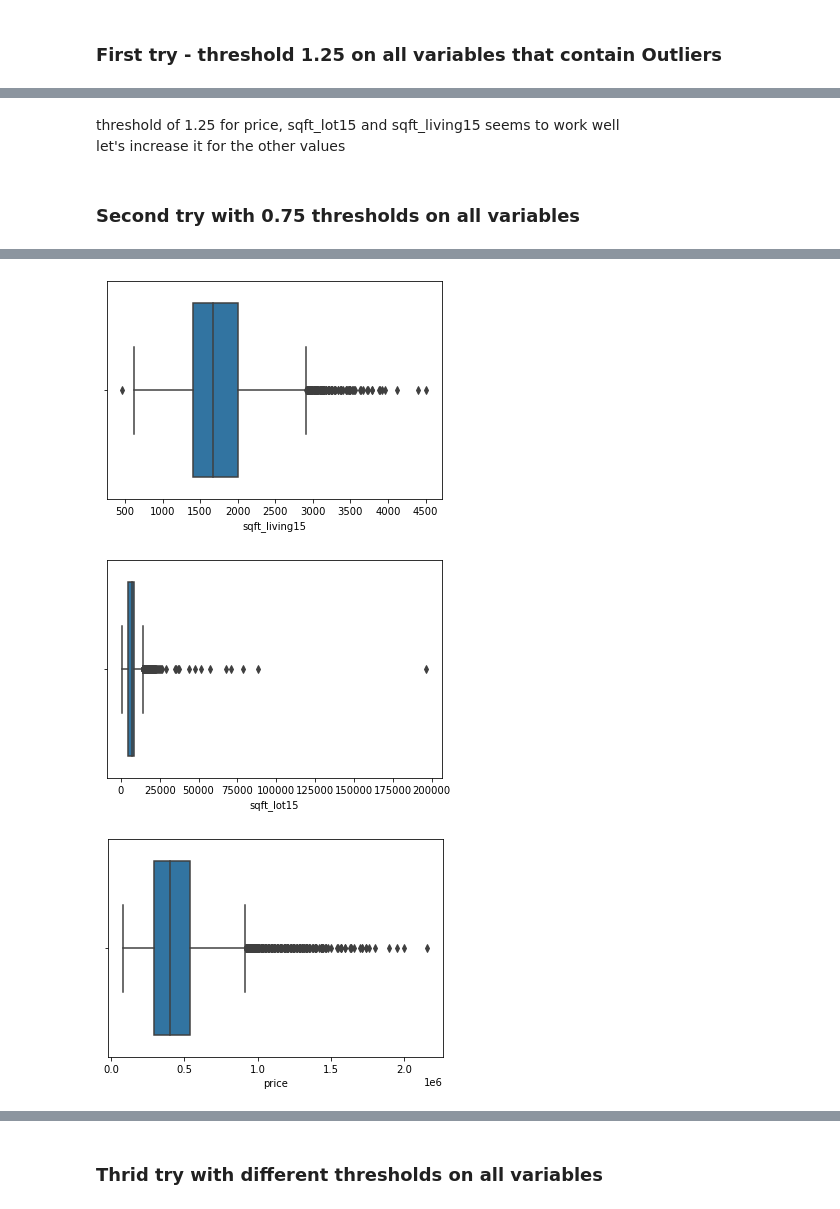
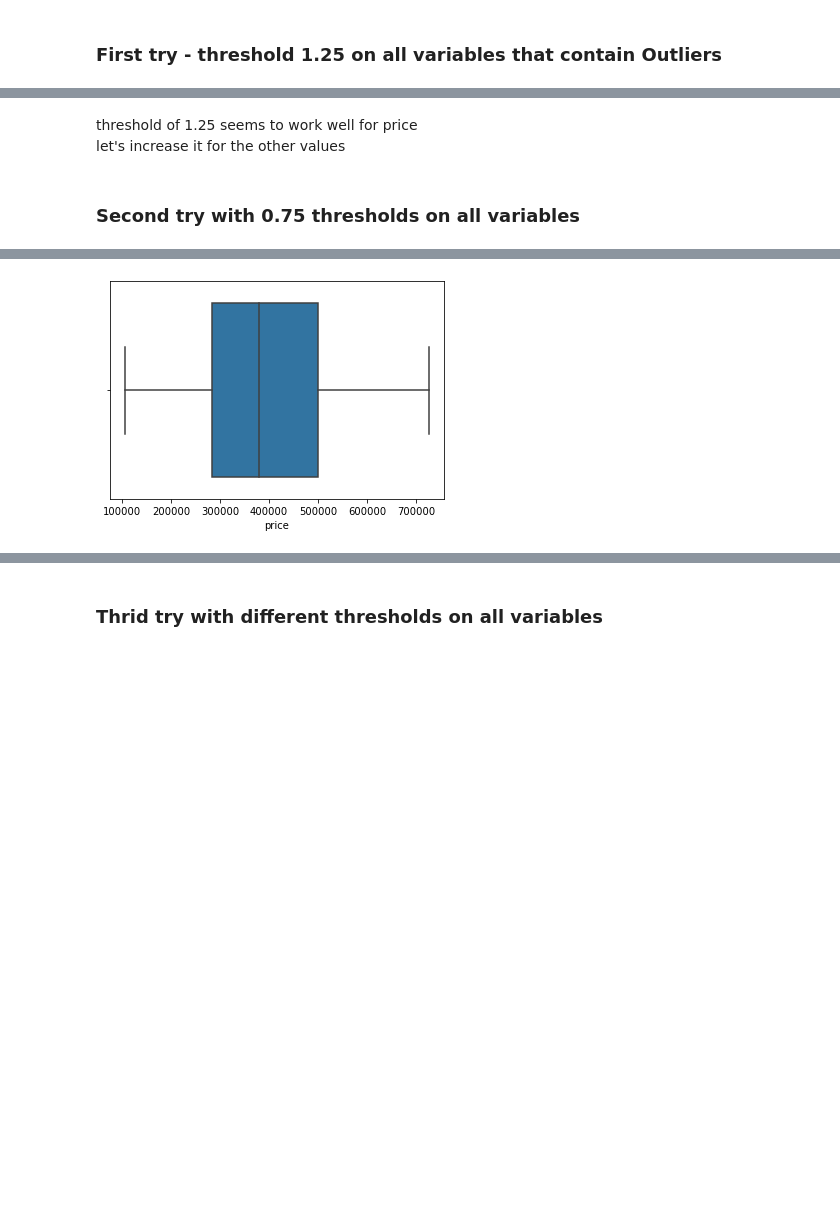
Before and after one commit to nicolerichter1989/mid-bootcamp-project, a Jupyter notebook: Regression Project - Housing Prices.ipynb, the cells around one changed output, grey strips where cells are left out. Drawn from its saved outputs; the diff is of its cells as text; code cells hidden in the pictures; blank space fills up the shorter version.

```diff
--- a/Regression Project - Housing Prices.ipynb
+++ b/Regression Project - Housing Prices.ipynb
@@ -421,8 +429,8 @@ TypeError: numpy boolean subtract, the `-` operator, is not supported, use the b
 # %% [markdown]
 ### Visually Check for Outliers
 # %%
-for column in data_c.select_dtypes(np.number).columns:
-    sns.boxplot(data_c[column])
+for column in num_df.columns:
+    sns.boxplot(num_df[column])
     plt.show()
 # %% [output]
 [figure]
@@ -444,5 +452,5 @@ def remove_outliers(data, threshold=1.25, in_columns=data.select_dtypes(np.numbe
             data = data[(data[column]>lower_limit) & (data[column]<upper_limit)]
     return data
 # %%
-data1 = remove_outliers(data, threshold=1.25, in_columns=['sqft_living', 'sqft_lot', 'sqft_above','sqft_basement', 'sqft_living15', 'sqft_lot15', 'price'])
+num_df1 = remove_outliers(num_df, threshold=1.25, in_columns=['sqft_living', 'sqft_lot', 'sqft_above','sqft_basement','price'])
 # %%
@@ -452,5 +460,5 @@ data1.shape
 # %%
-for column in data1.select_dtypes(np.number).columns:
-    sns.boxplot(data1[column])
+for column in num_df1.columns:
+    sns.boxplot(num_df1[column])
     plt.show()
 # %% [output]
@@ -464,5 +470,5 @@ for column in data1.select_dtypes(np.number).columns:
 # %% [markdown]
-threshold of 1.25 for price, sqft_lot15 and sqft_living15 seems to work well <br>
+threshold of 1.25 seems to work well for price <br>
 let's increase it for the other values
 # %% [markdown]
 ### Second try with 0.75 thresholds on all variables
@@ -478,9 +484,9 @@ def remove_outliers2(data, threshold=0.75, in_columns=data.select_dtypes(np.numb
             data = data[(data[column]>lower_limit) & (data[column]<upper_limit)]
     return data
 # %%
-data2 = remove_outliers2(data, threshold=0.75, in_columns=['sqft_living', 'sqft_lot', 'sqft_above','sqft_basement'])
+num_df2 = remove_outliers2(num_df, threshold=0.75, in_columns=['sqft_living', 'sqft_lot', 'sqft_above','sqft_basement','price'])
 # %%
-for column in data2.select_dtypes(np.number).columns:
-    sns.boxplot(data2[column])
+for column in num_df2.columns:
+    sns.boxplot(num_df2[column])
     plt.show()
 # %% [output]
@@ -491,3 +497 @@ for column in data2.select_dtypes(np.number).columns:
-[figure, old version]
+[figure, new version]
-[figure, removed]
-[figure, removed]
```
Also changed, not shown: parts of 55 cells of this notebook, 1 other file.
